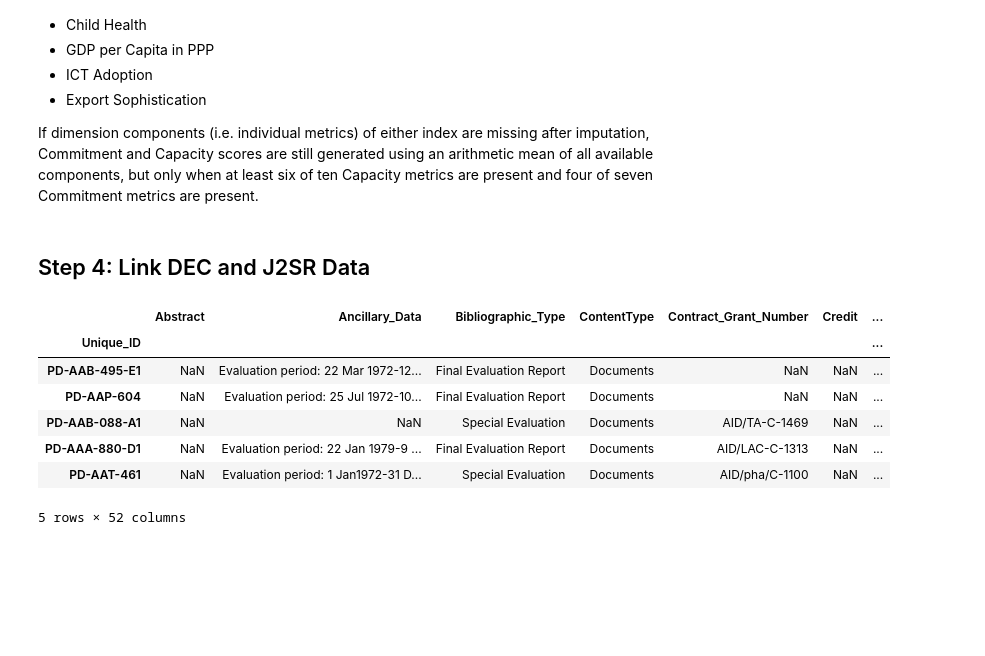
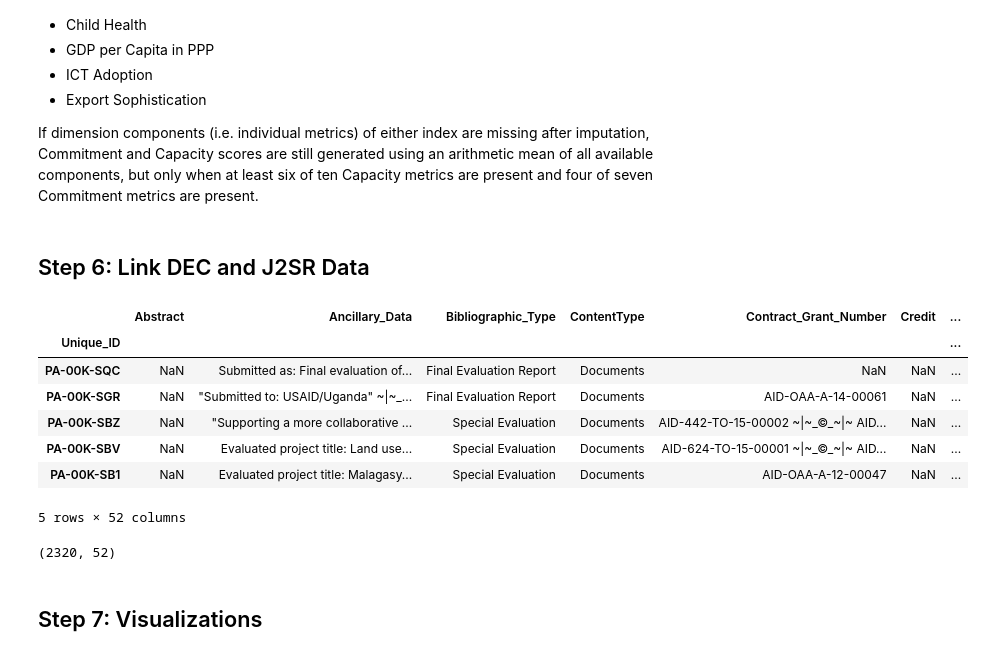
Before and after one commit to AaronScherf/dec_j2sr, a Jupyter notebook: DEC_J2SR_Join.ipynb, the cells around one changed output. Cells and saved outputs as stored; diff of their text form; code cells hidden in the pictures; blank space fills up the shorter version.

Commit message:
Update cleaning and working data

```diff
--- a/DEC_J2SR_Join.ipynb
+++ b/DEC_J2SR_Join.ipynb
@@ -50,10 +61,11 @@ def do_fuzzy_search(country):
     else:
         return result[0].alpha_3
 # %%
-iso_map = {country: do_fuzzy_search(country) for country in dec_meta["Descriptors_Geographic"].unique()}
-dec_meta["country_code"] = dec_meta["Descriptors_Geographic"].map(iso_map)
+iso_map = {country: do_fuzzy_search(country) for country in dec_recent["Descriptors_Geographic"].unique()}
+dec_recent.loc[:,"country_code"] = dec_recent["Descriptors_Geographic"].map(iso_map)
 # %%
-dec_meta['country_year'] = dec_meta['country_code'] + "_" + dec_meta['year']
+dec_recent.loc[:,'country_year'] = dec_recent['country_code'] + "_" + dec_recent['year']
+dec_recent['country_year']
 # %% [markdown]
 ## Step 3: Import J2SR Data and Create Unique Country-Year ID
 # %%
@@ -67,3 +79,6 @@ j2sr_data.head()
 | 2 | 68092 | Roadmap Metric: Business Environm... | USAID, Journey to Self-Reliance M... | 4 | Afghanistan | Asia | Low Income Country (World Bank Cl... | 2009 | ... |
 | 3 | 68092 | Roadmap Metric: Business Environm... | USAID, Journey to Self-Reliance M... | 4 | Afghanistan | Asia | Low Income Country (World Bank Cl... | 2010 | ... |
 | 4 | 68092 | Roadmap Metric: Business Environm... | USAID, Journey to Self-Reliance M... | 4 | Afghanistan | Asia | Low Income Country (World Bank Cl... | 2011 | ... |
+# %%
+j2sr_data = j2sr_data[j2sr_data['year'] > 2009]
+j2sr_data['year']
@@ -127,3 +154,0 @@ j2sr_roadmap.shape
-# %%
-j2sr_roadmap = j2sr_roadmap[j2sr_roadmap['year'] > 2009]
-j2sr_roadmap['year']
@@ -254,18 +266,24 @@ cap_vars = ['Roadmap Metric: Child Health (0-100, higher is better)',
 
 # Missing GDP per Capita, Education Quality, and Gov Effectiveness
 # %% [markdown]
-## Step 4: Link DEC and J2SR Data
+## Step 6: Link DEC and J2SR Data
 # %%
-dec_j2sr = pd.merge(dec_meta, j2sr_pivot, how='left', left_on = 'country_year', right_index=True)
+dec_j2sr = pd.merge(dec_recent, j2sr_pivot, how='left', left_on = 'country_year', right_index=True)
 dec_j2sr.head()
 # %% [output]
 |  | Abstract | Ancillary_Data | Bibliographic_Type | ContentType | Contract_Grant_Number | Credit | ... |
 | Unique_ID |  |  |  |  |  |  | ... |
-| PD-AAB-495-E1 | NaN | Evaluation period: 22 Mar 1972-12... | Final Evaluation Report | Documents | NaN | NaN | ... |
-| PD-AAP-604 | NaN | Evaluation period: 25 Jul 1972-10... | Final Evaluation Report | Documents | NaN | NaN | ... |
-| PD-AAB-088-A1 | NaN | NaN | Special Evaluation | Documents | AID/TA-C-1469 | NaN | ... |
-| PD-AAA-880-D1 | NaN | Evaluation period: 22 Jan 1979-9 ... | Final Evaluation Report | Documents | AID/LAC-C-1313 | NaN | ... |
-| PD-AAT-461 | NaN | Evaluation period: 1 Jan1972-31 D... | Special Evaluation | Documents | AID/pha/C-1100 | NaN | ... |
+| PA-00K-SQC | NaN | Submitted as: Final evaluation of... | Final Evaluation Report | Documents | NaN | NaN | ... |
+| PA-00K-SGR | NaN | "Submitted to: USAID/Uganda" ~|~_... | Final Evaluation Report | Documents | AID-OAA-A-14-00061 | NaN | ... |
+| PA-00K-SBZ | NaN | "Supporting a more collaborative ... | Special Evaluation | Documents | AID-442-TO-15-00002 ~|~_©_~|~ AID... | NaN | ... |
+| PA-00K-SBV | NaN | Evaluated project title: Land use... | Special Evaluation | Documents | AID-624-TO-15-00001 ~|~_©_~|~ AID... | NaN | ... |
+| PA-00K-SB1 | NaN | Evaluated project title: Malagasy... | Special Evaluation | Documents | AID-OAA-A-12-00047 | NaN | ... |
 5 rows × 52 columns
+# %%
+dec_j2sr.shape
+# %% [output]
+(2320, 52)
 # %%
 dec_j2sr.to_csv('dec_j2sr_trial.csv')
+# %% [markdown]
+## Step 7: Visualizations
```
Also changed, not shown: parts of 9 cells of this notebook, 1 other file.
